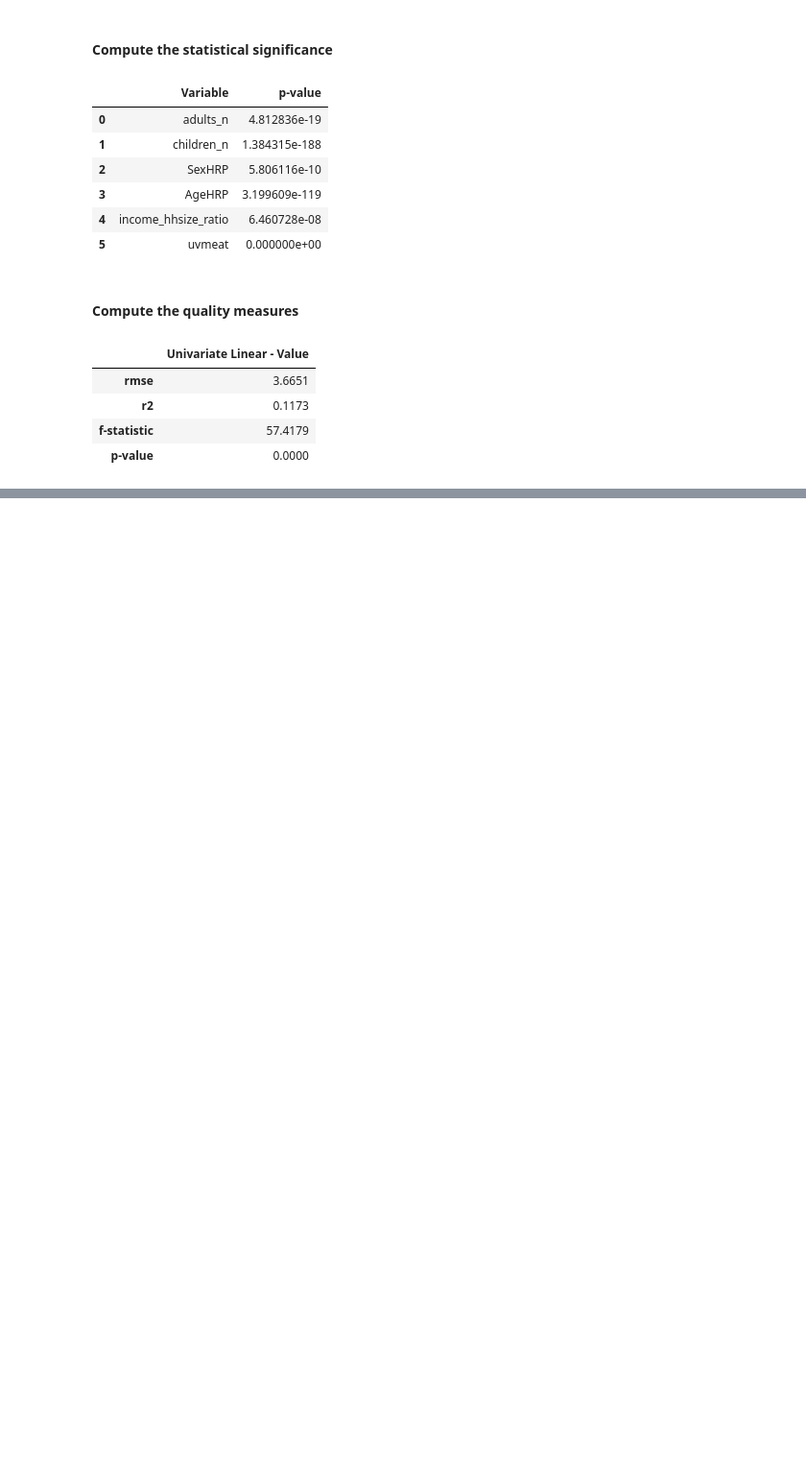
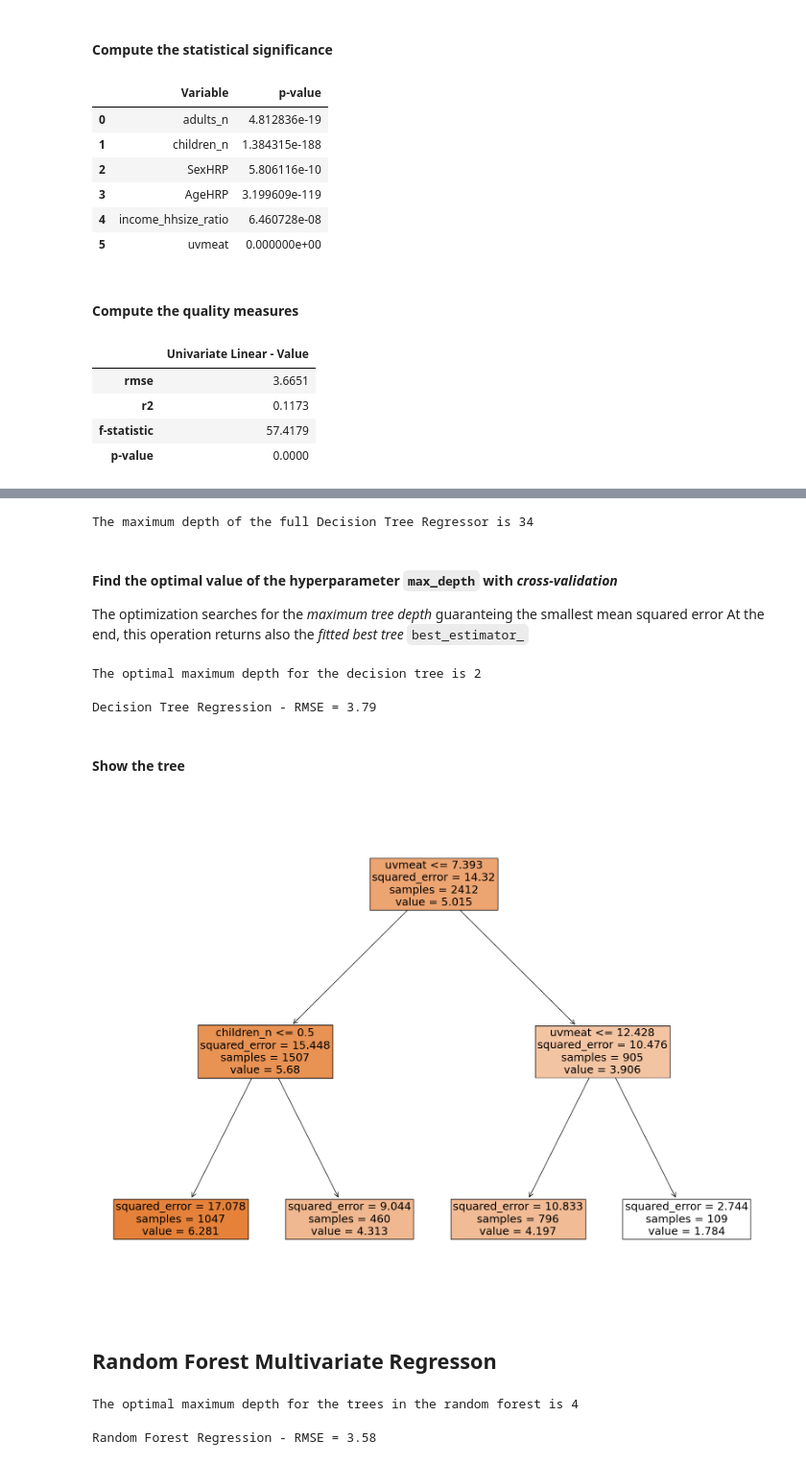
Before and after one commit to Rezashatery/Linear-Regression-, a Jupyter notebook: linear-regression.ipynb, the cells around one changed output, grey strips where cells are left out. Shown: that part at 96% size. Drawn from its saved outputs; the diff is of its cells as text; code cells hidden in the pictures; blank space fills up the shorter version.

Commit message:
DecisionTreeRegressor and Random Forest Multivariate Regresson

```diff
--- a/linear-regression.ipynb
+++ b/linear-regression.ipynb
@@ -331,0 +339,53 @@ pd.DataFrame({'Univariate Linear - Value' : [rmse_multi
+# %%
+dt = DecisionTreeRegressor(random_state=random_state)
+# Train the model using the training set
+dt.fit(X_train, y_train);
+max_max_depth = dt.tree_.max_depth
+print("The maximum depth of the full Decision Tree Regressor is {}".format(max_max_depth))
+# %% [output]
+The maximum depth of the full Decision Tree Regressor is 34
+# %% [markdown]
+#### Find the optimal value of the hyperparameter `max_depth` with *cross-validation*
+The optimization searches for the *maximum tree depth* guaranteing the smallest mean squared error
+At the end, this operation returns also the *fitted best tree* `best_estimator_`
+# %%
+from sklearn.model_selection import GridSearchCV
+param_grid = {'max_depth': list(range(1,max_max_depth))}
+# create the grid search cross validation object
+dt_gscv = GridSearchCV(estimator=DecisionTreeRegressor(random_state=random_state)
+                    , param_grid=param_grid
+                    , scoring='neg_mean_squared_error' # select model with minimum mse
+                    )
+dt_gscv.fit(X_train,y_train);
+dt_best = dt_gscv.best_estimator_ # the GridSearchCV returns the best estimator
+best_max_depth = dt_best.tree_.max_depth
+print("The optimal maximum depth for the decision tree is {}".format(best_max_depth))
+# %% [output]
+The optimal maximum depth for the decision tree is 2
+# %%
+# Make predictions using the test set
+y_test_pred_dt = dt_best.predict(X_test)
+
+rmse_dt = mean_squared_error(y_test, y_test_pred_dt, squared=False)
+
+print("Decision Tree Regression - RMSE = {:.2f}".format(rmse_dt))
+# %% [output]
+Decision Tree Regression - RMSE = 3.79
+# %% [markdown]
+#### Show the tree
+# %%
+from sklearn.tree import plot_tree
+from matplotlib.pyplot import figure
+figure(figsize = (20,15))
+plot_tree(dt_best
+          , filled = True # fills nodes with colors related to classes
+                          # darker color means higher purity
+          , feature_names = X.columns
+          # , max_depth=2
+          , fontsize=18
+        #   , class_names = df[target].unique()
+         );
+# %% [output]
+[figure, added]
+# %% [markdown]
+## Random Forest Multivariate Regresson
@@ -331,0 +409,10 @@ pd.DataFrame({'Univariate Linear - Value' : [rmse_multi
+# %%
+print("The optimal maximum depth for the trees in the random forest is {}".format(rf.max_depth))
+# %% [output]
+The optimal maximum depth for the trees in the random forest is 4
+# %%
+y_test_pred_rf = rf.predict(X_test)
+rmse_rf = mean_squared_error(y_test, y_test_pred_rf, squared=False)
+print("Random Forest Regression - RMSE = {:.2f}".format(rmse_rf))
+# %% [output]
+Random Forest Regression - RMSE = 3.58
```
Also changed, not shown: parts of 5 cells of this notebook.
